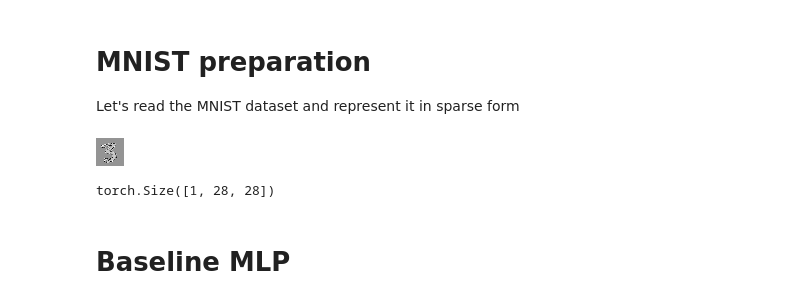
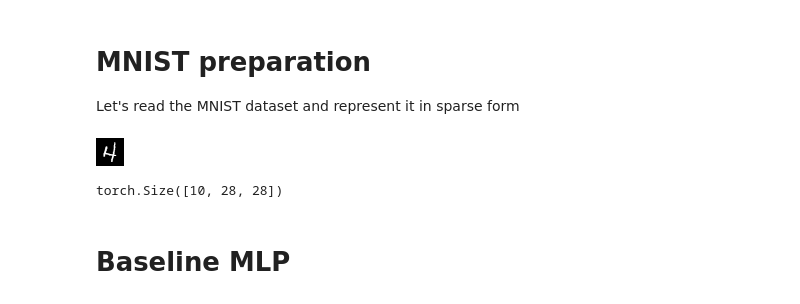
Before and after one commit to anatoli-starostin/spiky, a Jupyter notebook: workbooks/andn-lut.ipynb, the cells around one changed output. Saved outputs shown, nothing was run; the diff lists cells and outputs as text; code cells hidden in the pictures.

```diff
--- a/workbooks/andn-lut.ipynb
+++ b/workbooks/andn-lut.ipynb
@@ -15,7 +15,7 @@ from PIL import Image
 from tqdm.notebook import tqdm
 
 sys.path.insert(0, os.path.expanduser('~/spiky'))
-device = 'cuda:7'
+device = 'cuda:5'
 summation_dtype = torch.float32
 random_seed = 1
 torch.manual_seed(random_seed)
@@ -49,22 +49,29 @@ mnist_test_data_device = mnist_test_dataset.data.to(device=device).to(dtype=torc
 mnist_train_targets_device = mnist_train_dataset.targets.to(device=device)
 mnist_test_targets_device = mnist_test_dataset.targets.to(device=device)
 
+# mnist_train_dataset = TensorDataset(
+#     transform(mnist_train_data_device), mnist_train_targets_device
+# )
+# mnist_test_dataset = TensorDataset(
+#     transform(mnist_test_data_device), mnist_test_targets_device
+# )
+
 mnist_train_dataset = TensorDataset(
-    transform(mnist_train_data_device), mnist_train_targets_device
+    mnist_train_data_device, mnist_train_targets_device
 )
 mnist_test_dataset = TensorDataset(
-    transform(mnist_test_data_device), mnist_test_targets_device
+    mnist_test_data_device, mnist_test_targets_device
 )
 # %%
 mnist_test_loader = torch.utils.data.DataLoader(
     mnist_train_dataset,
-    batch_size=1, shuffle=True
+    batch_size=10, shuffle=True
 )
 
 example_data, example_targets = next(iter(mnist_test_loader))
 to_pil_image(example_data[0])
 # %% [output]
-[figure, old version]
+[figure, new version]
 # %%
 patch_h = patch_w = 28
 input_shape = (patch_h, patch_w)
@@ -72,7 +79,7 @@ clustering_dim = 44
 # %%
 example_data.shape
 # %% [output]
-torch.Size([1, 28, 28])
+torch.Size([10, 28, 28])
 # %% [markdown]
 # Baseline MLP
 # %%
```
Also changed, not shown: parts of 42 cells of this notebook.
